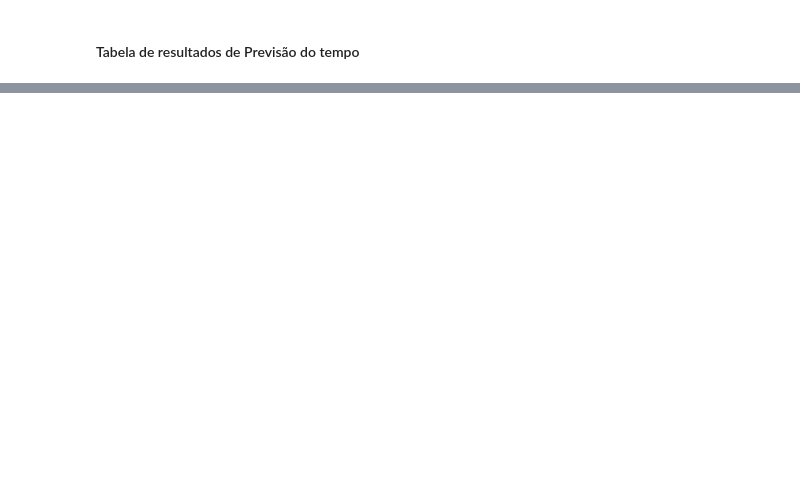
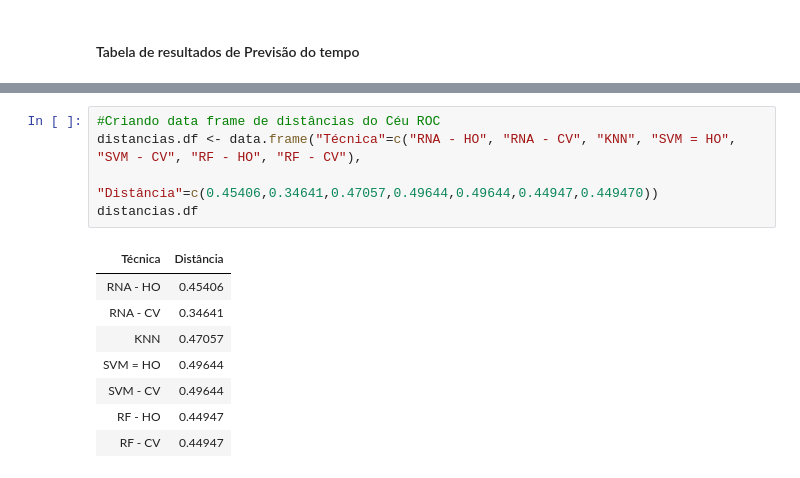
Before and after one commit to Hobbies-Prof-Bento/atividadesEspecializacaoIAA2022_2023, a Jupyter notebook: IAA007 e IAA008-Aprendizado de Máquina e Laboratório de IA/Trabalho Final.ipynb, the cells around one changed output, grey strips where cells are left out. Drawn from its saved outputs; the diff is of its cells as text; blank space fills up the shorter version.

```diff
--- a/IAA007 e IAA008-Aprendizado de Máquina e Laboratório de IA/Trabalho Final.ipynb
+++ b/IAA007 e IAA008-Aprendizado de Máquina e Laboratório de IA/Trabalho Final.ipynb
@@ -539,0 +3349,14 @@ O resultado com novos dados usando **SVM - CV** foi **van, van, saab**
+# %%
+#Criando data frame de distâncias do Céu ROC
+distancias.df <- data.frame("Técnica"=c("RNA - HO", "RNA - CV", "KNN", "SVM = HO", "SVM - CV", "RF - HO", "RF - CV"),
+                    "Distância"=c(0.45406,0.34641,0.47057,0.49644,0.49644,0.44947,0.449470))
+distancias.df
+# %% [output]
+| Técnica | Distância |
+| RNA - HO | 0.45406 |
+| RNA - CV | 0.34641 |
+| KNN | 0.47057 |
+| SVM = HO | 0.49644 |
+| SVM - CV | 0.49644 |
+| RF - HO | 0.44947 |
+| RF - CV | 0.44947 |
```
Also changed, not shown: parts of 279 cells of this notebook, 14 other files.
